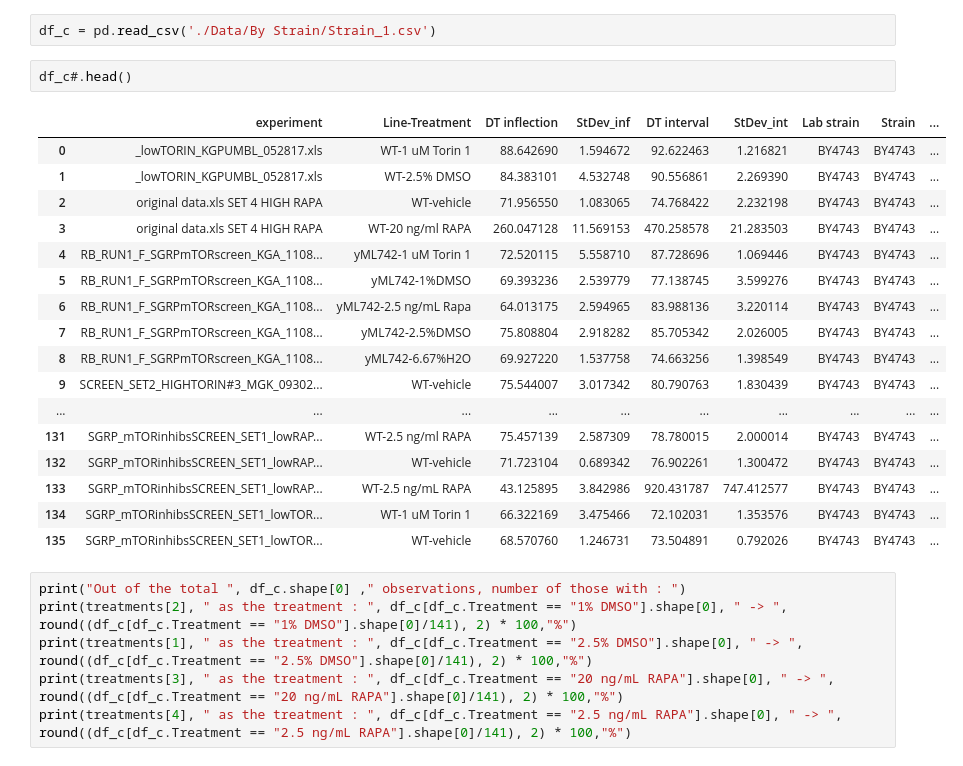
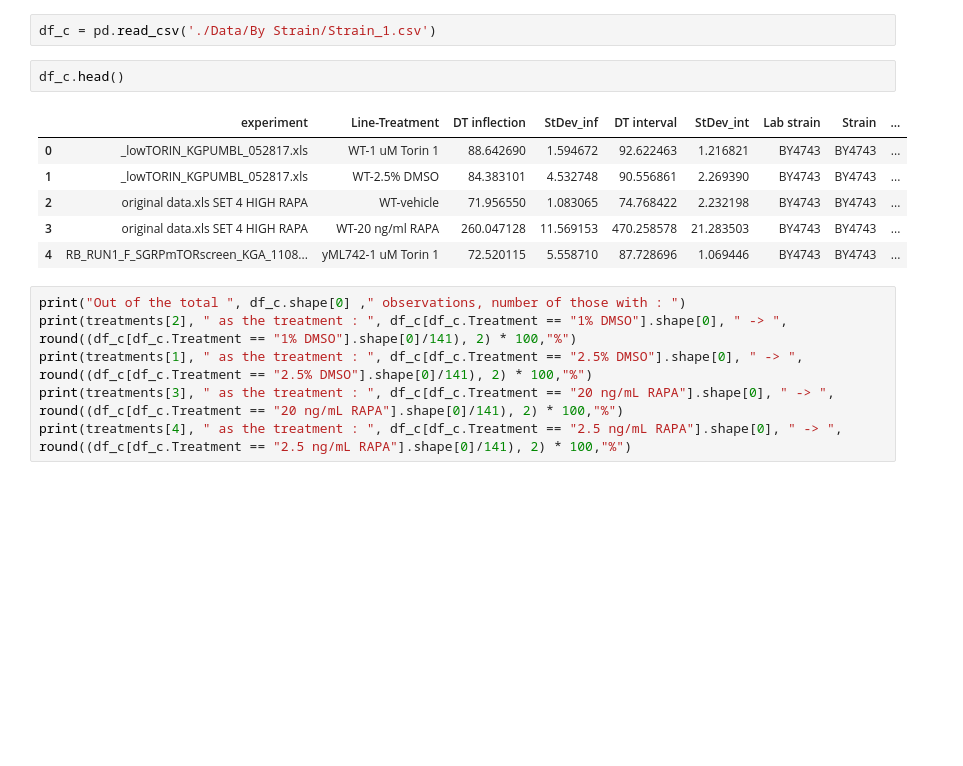
Before and after one commit to yab-tad/Saccharomyces-Cerevisiae, a Jupyter notebook: SGRP.ipynb, the cells around one changed output. Drawn from its saved outputs; the diff is of its cells as text; blank space fills up the shorter version.

```diff
--- a/SGRP.ipynb
+++ b/SGRP.ipynb
@@ -256,25 +228,14 @@ treatments
 # %%
 df_c = pd.read_csv('./Data/By Strain/Strain_1.csv')
 # %%
-df_c#.head()
+df_c.head()
 # %% [output]
 |  | experiment | Line-Treatment | DT inflection | StDev_inf | DT interval | StDev_int | Lab strain | Strain | ... |
 | 0 | _lowTORIN_KGPUMBL_052817.xls | WT-1 uM Torin 1 | 88.642690 | 1.594672 | 92.622463 | 1.216821 | BY4743 | BY4743 | ... |
 | 1 | _lowTORIN_KGPUMBL_052817.xls | WT-2.5% DMSO | 84.383101 | 4.532748 | 90.556861 | 2.269390 | BY4743 | BY4743 | ... |
 | 2 | original data.xls SET 4 HIGH RAPA | WT-vehicle | 71.956550 | 1.083065 | 74.768422 | 2.232198 | BY4743 | BY4743 | ... |
 | 3 | original data.xls SET 4 HIGH RAPA | WT-20 ng/ml RAPA | 260.047128 | 11.569153 | 470.258578 | 21.283503 | BY4743 | BY4743 | ... |
 | 4 | RB_RUN1_F_SGRPmTORscreen_KGA_1108... | yML742-1 uM Torin 1 | 72.520115 | 5.558710 | 87.728696 | 1.069446 | BY4743 | BY4743 | ... |
-| 5 | RB_RUN1_F_SGRPmTORscreen_KGA_1108... | yML742-1%DMSO | 69.393236 | 2.539779 | 77.138745 | 3.599276 | BY4743 | BY4743 | ... |
-| 6 | RB_RUN1_F_SGRPmTORscreen_KGA_1108... | yML742-2.5 ng/mL Rapa | 64.013175 | 2.594965 | 83.988136 | 3.220114 | BY4743 | BY4743 | ... |
-| 7 | RB_RUN1_F_SGRPmTORscreen_KGA_1108... | yML742-2.5%DMSO | 75.808804 | 2.918282 | 85.705342 | 2.026005 | BY4743 | BY4743 | ... |
-| 8 | RB_RUN1_F_SGRPmTORscreen_KGA_1108... | yML742-6.67%H2O | 69.927220 | 1.537758 | 74.663256 | 1.398549 | BY4743 | BY4743 | ... |
-| 9 | SCREEN_SET2_HIGHTORIN#3_MGK_09302... | WT-vehicle | 75.544007 | 3.017342 | 80.790763 | 1.830439 | BY4743 | BY4743 | ... |
-| ... | ... | ... | ... | ... | ... | ... | ... | ... | ... |
-| 131 | SGRP_mTORinhibsSCREEN_SET1_lowRAP... | WT-2.5 ng/ml RAPA | 75.457139 | 2.587309 | 78.780015 | 2.000014 | BY4743 | BY4743 | ... |
-| 132 | SGRP_mTORinhibsSCREEN_SET1_lowRAP... | WT-vehicle | 71.723104 | 0.689342 | 76.902261 | 1.300472 | BY4743 | BY4743 | ... |
-| 133 | SGRP_mTORinhibsSCREEN_SET1_lowRAP... | WT-2.5 ng/mL RAPA | 43.125895 | 3.842986 | 920.431787 | 747.412577 | BY4743 | BY4743 | ... |
-| 134 | SGRP_mTORinhibsSCREEN_SET1_lowTOR... | WT-1 uM Torin 1 | 66.322169 | 3.475466 | 72.102031 | 1.353576 | BY4743 | BY4743 | ... |
-| 135 | SGRP_mTORinhibsSCREEN_SET1_lowTOR... | WT-vehicle | 68.570760 | 1.246731 | 73.504891 | 0.792026 | BY4743 | BY4743 | ... |
 # %%
 print("Out of the total ", df_c.shape[0] ," observations, number of those with : ")
 print(treatments[2], " as the treatment : ", df_c[df_c.Treatment == "1% DMSO"].shape[0], " -> ", round((df_c[df_c.Treatment == "1% DMSO"].shape[0]/141), 2) * 100,"%")
```
Also changed, not shown: parts of 55 cells of this notebook.
